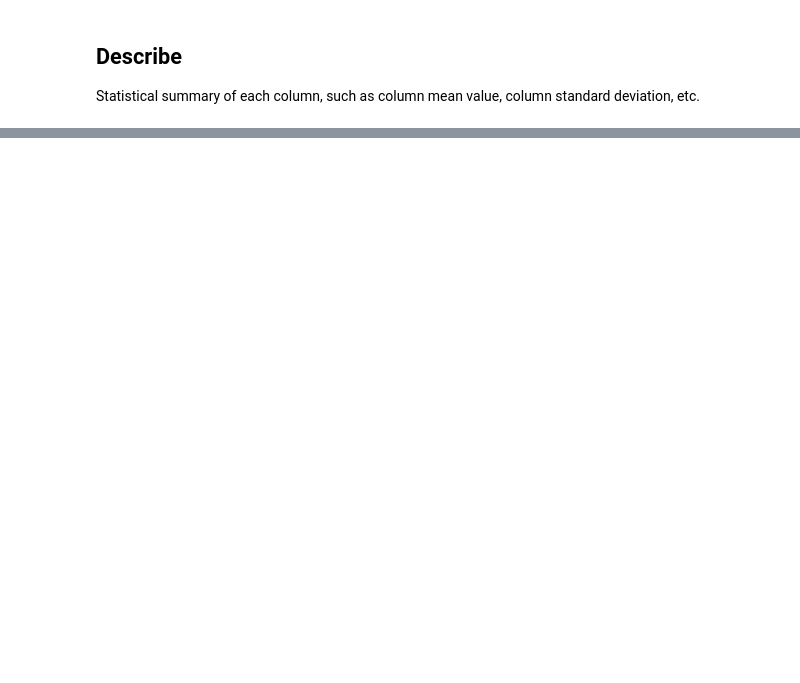
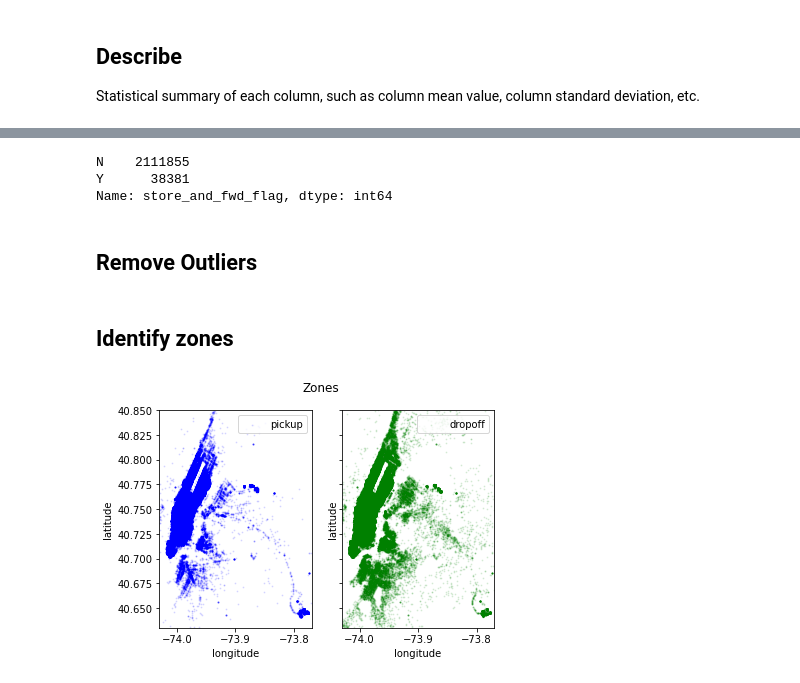
Before and after one commit to mateopineda/DataEngineerBCOL, a Jupyter notebook: TaxiTrip.ipynb, the cells around one changed output, grey strips where cells are left out. Cells and saved outputs as stored; diff of their text form; code cells hidden in the pictures; blank space fills up the shorter version.

Commit message:
Data Wrangling and zones

```diff
--- a/TaxiTrip.ipynb
+++ b/TaxiTrip.ipynb
@@ -106,0 +88,9 @@ df.info
+# %%
+# simply drop whole row with NaN
+df.dropna(subset=["dropoff_longitude"], axis=0, inplace=True)
+df.dropna(subset=["dropoff_latitude"], axis=0, inplace=True)
+df.dropna(subset=["tolls_amount"], axis=0, inplace=True)
+df.dropna(subset=["total_amount"], axis=0, inplace=True)
+
+# reset index
+df.reset_index(drop=True, inplace=True)
@@ -106,0 +108,40 @@ df.info
+# %%
+#replace the missing 'store_and_fwd_flag' values by the most frequent
+df["store_and_fwd_flag"].replace(np.nan, "N", inplace=True)
+# %%
+df['store_and_fwd_flag'].value_counts()
+# %% [output]
+N    2111855
+Y      38381
+Name: store_and_fwd_flag, dtype: int64
+# %% [markdown]
+<h2>Remove Outliers</h2>
+# %%
+# city border
+city_long_border = [-74.03, -73.77]
+city_lat_border = [40.63, 40.85]
+
+df = df[(df.pickup_longitude> city_long_border[0]) & (df.pickup_longitude < city_long_border[1])]
+df = df[(df.dropoff_longitude> city_long_border[0]) & (df.dropoff_longitude < city_long_border[1])]
+df = df[(df.pickup_latitude> city_lat_border[0]) & (df.pickup_latitude < city_lat_border[1])]
+df = df[(df.dropoff_latitude> city_lat_border[0]) & (df.dropoff_latitude < city_lat_border[1])]
+# %% [markdown]
+<h2>Identify zones</h2>
+# %%
+fig, ax = plt.subplots(ncols=2, sharex=True, sharey=True)
+ax[0].scatter(df['pickup_longitude'].values[:200000], df['pickup_latitude'].values[:200000],
+              color='blue', s=1, label='pickup', alpha=0.1)
+ax[1].scatter(df['dropoff_longitude'].values[:200000], df['dropoff_latitude'].values[:200000],
+              color='green', s=1, label='dropoff', alpha=0.1)
+fig.suptitle('Zones')
+ax[0].legend(loc=0)
+ax[0].set_ylabel('latitude')
+ax[0].set_xlabel('longitude')
+ax[1].set_ylabel('latitude')
+ax[1].set_xlabel('longitude')
+ax[1].legend(loc=0)
+plt.ylim(city_lat_border)
+plt.xlim(city_long_border)
+plt.show()
+# %% [output]
+[figure, added]
```
Also changed, not shown: parts of 18 cells of this notebook.
